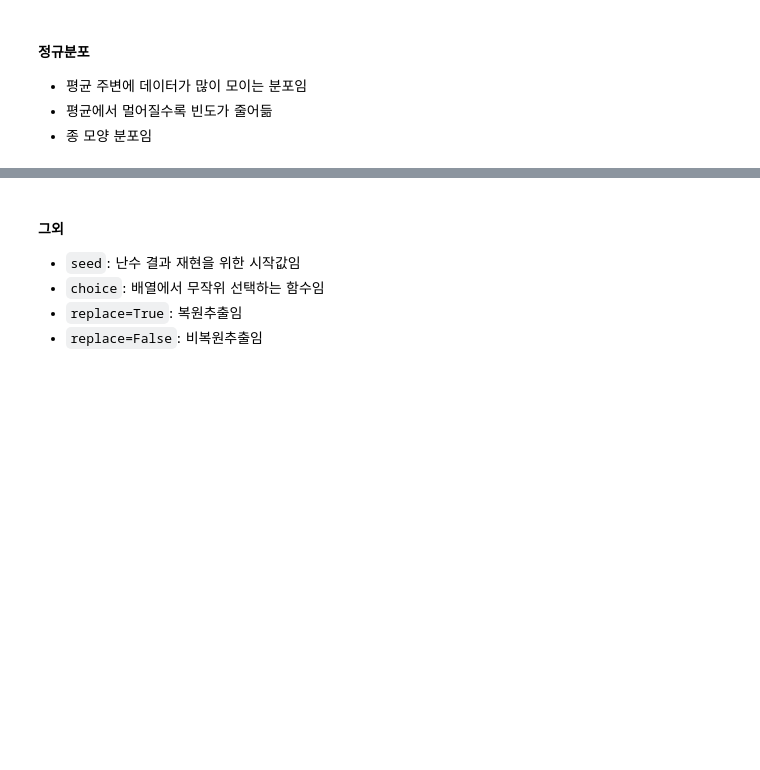
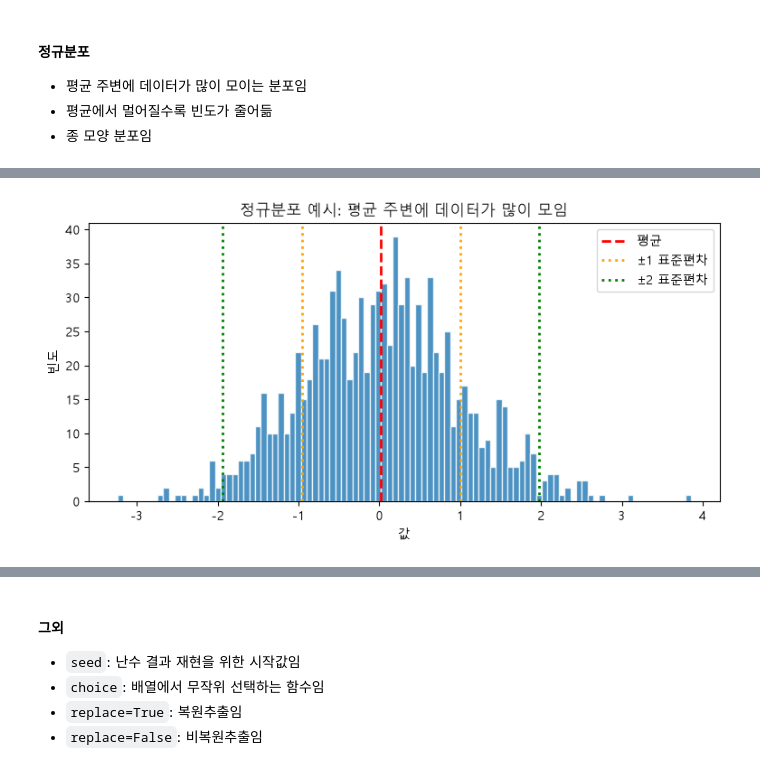
Before and after one commit to 2026-SKN33-STUDY/05_data_analysis, a Jupyter notebook: 01_numpy/04_statistics.ipynb, the cells around one changed output, grey strips where cells are left out. Saved outputs shown, nothing was run; the diff lists cells and outputs as text; code cells hidden in the pictures; blank space fills up the shorter version.

```diff
--- a/01_numpy/04_statistics.ipynb
+++ b/01_numpy/04_statistics.ipynb
@@ -245,0 +323,23 @@ print("표준편차: ", np.std(scores, ddof=1))
+# %%
+#
+
+np.random.seed(42)
+arr = np.random.normal(loc=0, scale=1, size=1000)
+
+mean = np.mean(arr)
+std = np.std(arr)
+
+plt.figure(figsize=(9, 4))
+plt.hist(arr, bins=100, edgecolor="white", alpha=0.8)
+plt.axvline(mean, color="red", linestyle="--", linewidth=2, label="평균")
+plt.axvline(mean - std, color="orange", linestyle=":", linewidth=2, label="±1 표준편차")
+plt.axvline(mean + std, color="orange", linestyle=":", linewidth=2)
+plt.axvline(mean - 2 * std, color="green", linestyle=":", linewidth=2, label="±2 표준편차")
+plt.axvline(mean + 2 * std, color="green", linestyle=":", linewidth=2)
+plt.title("정규분포 예시: 평균 주변에 데이터가 많이 모임")
+plt.xlabel("값")
+plt.ylabel("빈도")
+plt.legend()
+plt.show()
+# %% [output]
+[figure, added]
```
Also changed, not shown: parts of 11 cells of this notebook, 2 other files.
